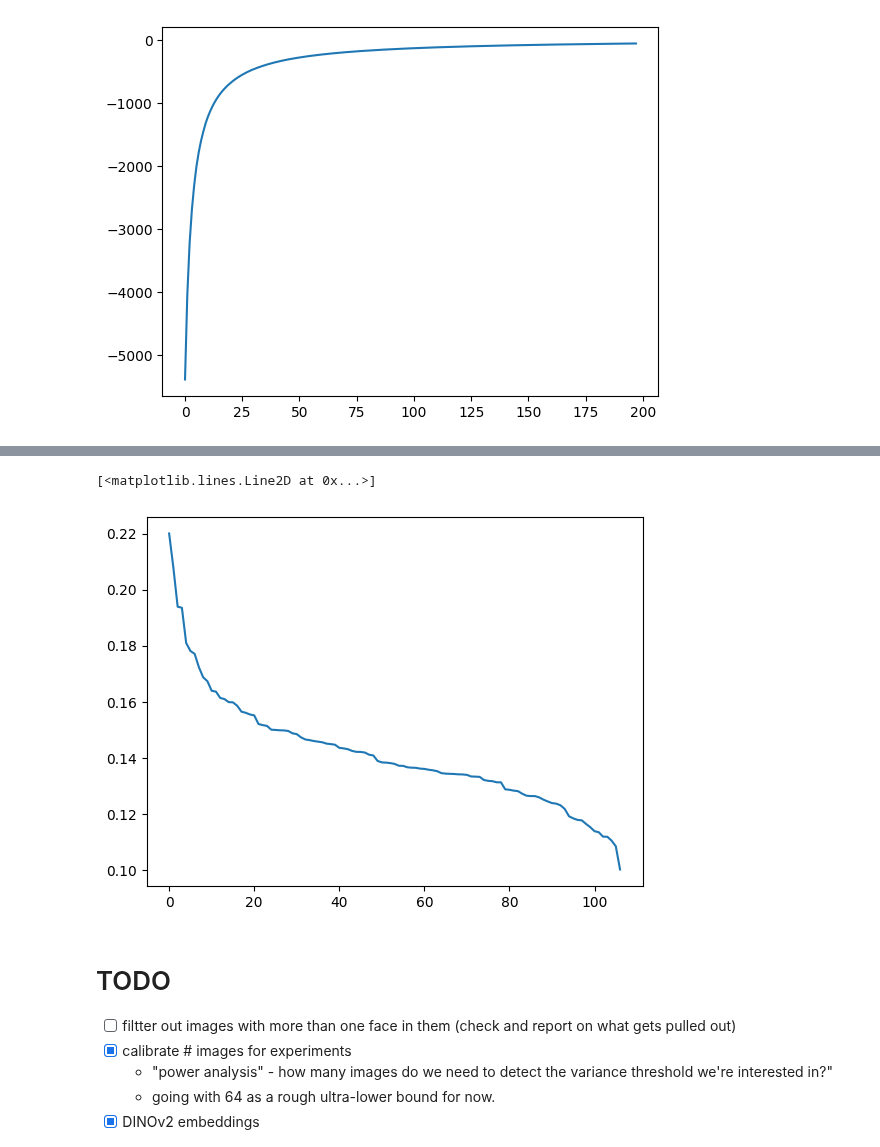
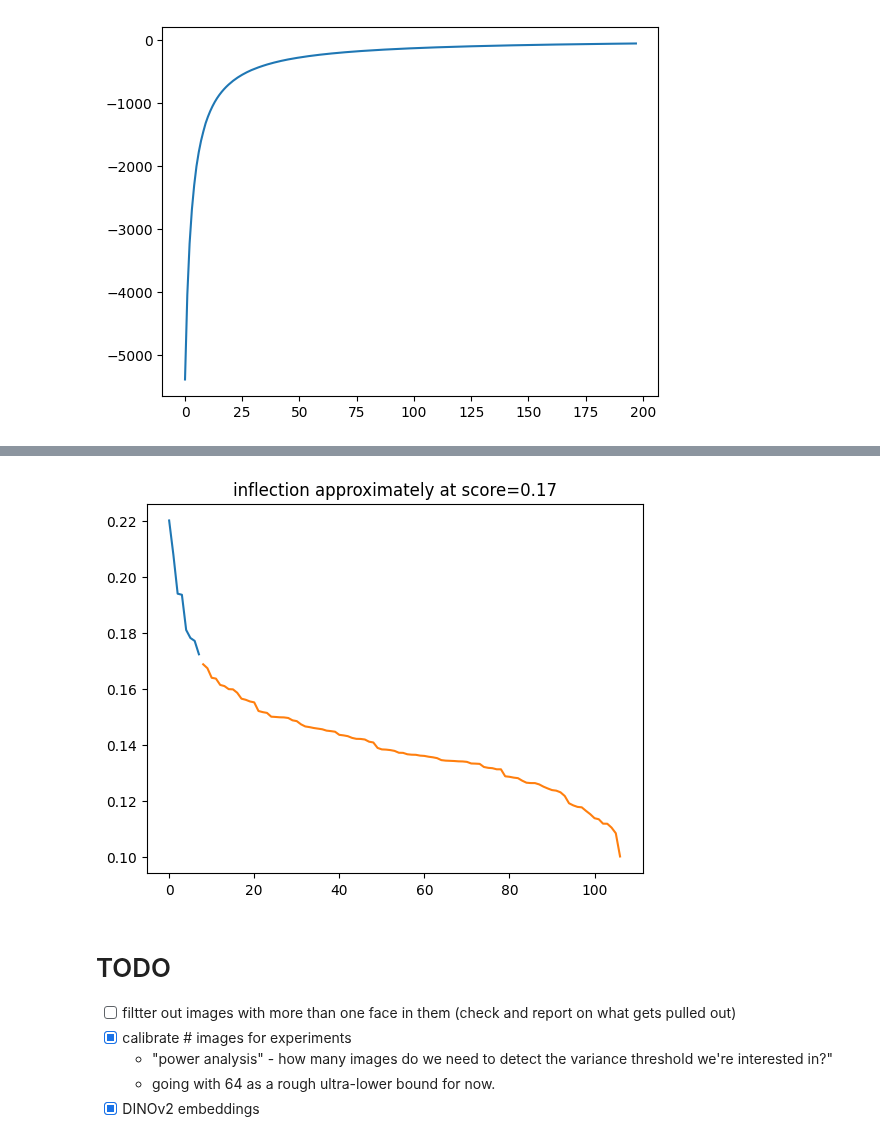
Before and after one commit to dmarx/whats-in-a-name, a Jupyter notebook: fun_with_names.ipynb, the cells around one changed output, grey strips where cells are left out. Cells and saved outputs as stored; diff of their text form; code cells hidden in the pictures.

Commit message:
plt inflection point, call it 0.17

```diff
--- a/fun_with_names.ipynb
+++ b/fun_with_names.ipynb
@@ -504,10 +504,15 @@ Counter(prompt_diversity).most_common()
   0.10009938)]
 # %%
 scores = [v for k,v in Counter(prompt_diversity).most_common()]
-plt.plot(scores)
+scores = np.array(scores)
+xv = np.arange(len(scores))
+thresh = 0.17
+plt.plot(xv[scores>thresh], scores[scores>thresh]) # inflection point score==0.17
+plt.plot(xv[scores<=thresh], scores[scores<=thresh])
+plt.title(f"inflection approximately at score={thresh}")
+plt.show()
 # %% [output]
-[<matplotlib.lines.Line2D at 0x...>]
-[figure, old version]
+[figure, new version]
 # %% [markdown]
 # TODO
 
```
